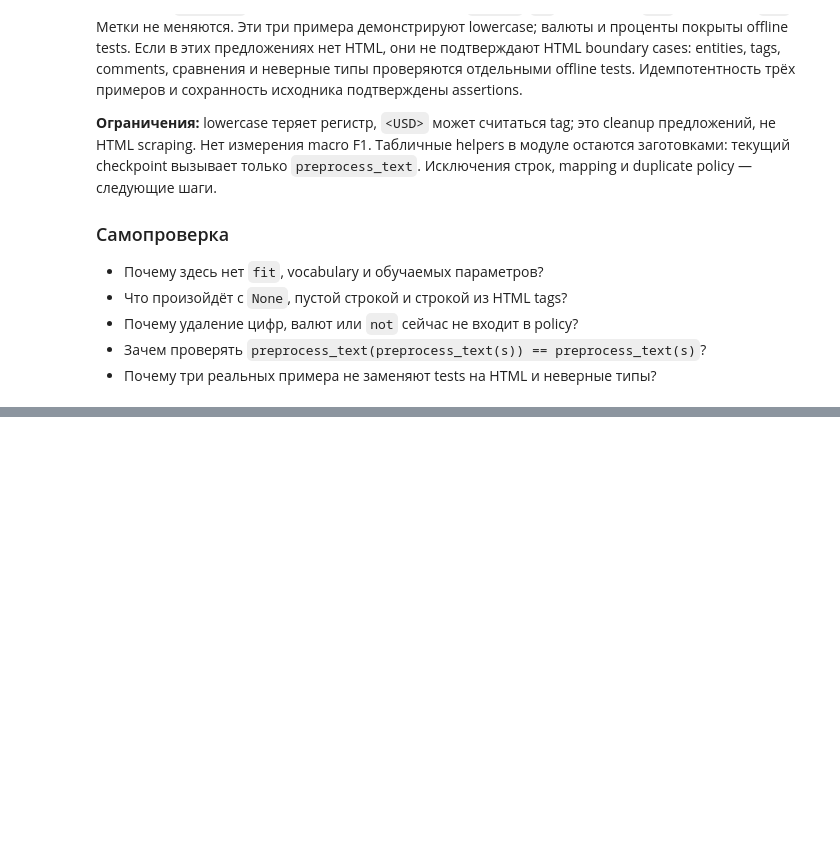
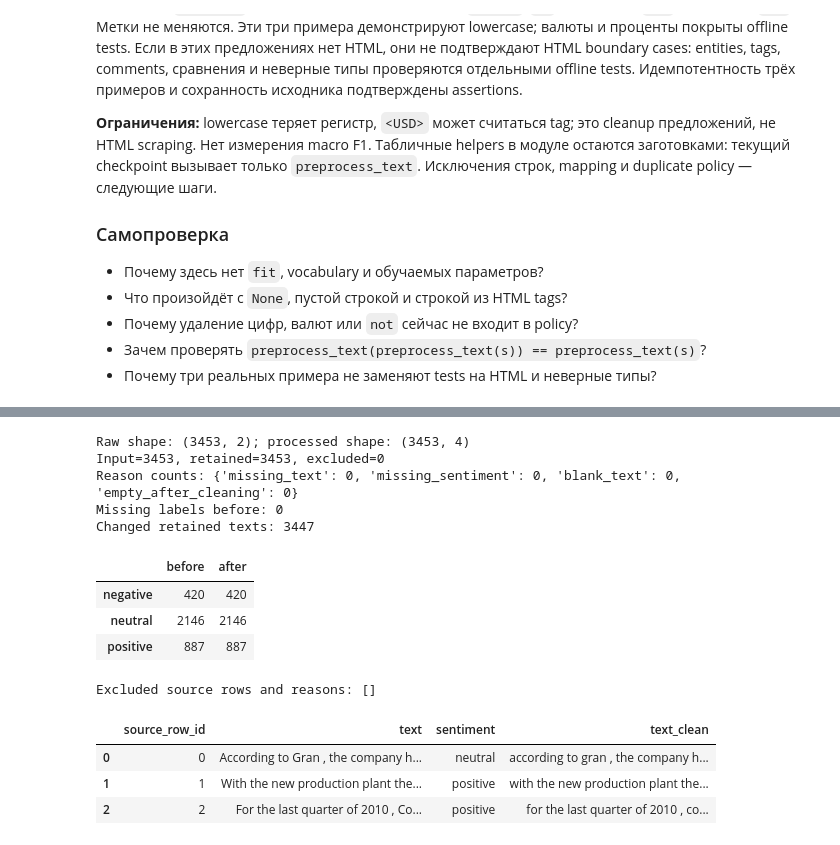
Before and after one commit to HomeboyMakkri/Text-classification, a Jupyter notebook: notebooks/day02_preprocessing.ipynb, the cells around one changed output, grey strips where cells are left out. Saved outputs shown, nothing was run; the diff lists cells and outputs as text; code cells hidden in the pictures; blank space fills up the shorter version.

```diff
--- a/notebooks/day02_preprocessing.ipynb
+++ b/notebooks/day02_preprocessing.ipynb
@@ -241,0 +260,41 @@ entities, tags, comments, сравнения и неверные типы про
+# %%
+from dataclasses import asdict
+from finnews_sentiment.features.preprocess import preprocess_news
+
+processed_news, preprocessing_report = preprocess_news(raw_news)
+assert preprocessing_report.n_input == preprocessing_report.n_retained + preprocessing_report.n_excluded
+assert tuple(processed_news.columns) == ("source_row_id", "text", "sentiment", "text_clean")
+assert processed_news["source_row_id"].is_unique
+assert processed_news["source_row_id"].is_monotonic_increasing
+assert processed_news["text_clean"].map(bool).all()
+pd.testing.assert_frame_equal(raw_news, raw_snapshot)
+assert hashlib.sha256(CANONICAL_PATH.read_bytes()).hexdigest() == canonical_sha256_before
+
+print(f"Raw shape: {raw_news.shape}; processed shape: {processed_news.shape}")
+print(f"Input={preprocessing_report.n_input}, retained={preprocessing_report.n_retained}, excluded={preprocessing_report.n_excluded}")
+print(f"Reason counts: {preprocessing_report.reason_counts}")
+print(f"Missing labels before: {preprocessing_report.missing_sentiment_before}")
+print(f"Changed retained texts: {len(preprocessing_report.changed_source_row_ids)}")
+display(pd.DataFrame({
+    "before": preprocessing_report.class_counts_before,
+    "after": preprocessing_report.class_counts_after,
+}).reindex(CLASS_ORDER))
+excluded_details = [asdict(row) for row in preprocessing_report.excluded_rows]
+print(f"Excluded source rows and reasons: {excluded_details}")
+with pd.option_context("display.max_colwidth", None):
+    display(processed_news.head(3))
+# %% [output]
+Raw shape: (3453, 2); processed shape: (3453, 4)
+Input=3453, retained=3453, excluded=0
+Reason counts: {'missing_text': 0, 'missing_sentiment': 0, 'blank_text': 0, 'empty_after_cleaning': 0}
+Missing labels before: 0
+Changed retained texts: 3447
+|  | before | after |
+| negative | 420 | 420 |
+| neutral | 2146 | 2146 |
+| positive | 887 | 887 |
+Excluded source rows and reasons: []
+|  | source_row_id | text | sentiment | text_clean |
+| 0 | 0 | According to Gran , the company h... | neutral | according to gran , the company h... |
+| 1 | 1 | With the new production plant the... | positive | with the new production plant the... |
+| 2 | 2 | For the last quarter of 2010 , Co... | positive | for the last quarter of 2010 , co... |
```
Also changed, not shown: parts of 2 cells of this notebook, 4 other files.
